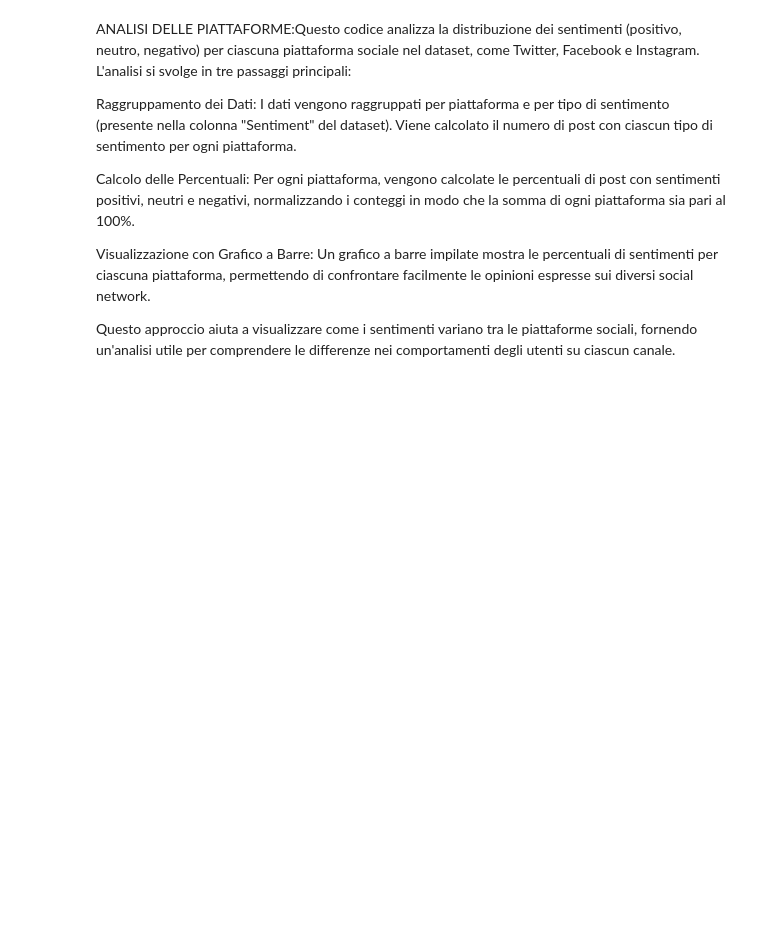
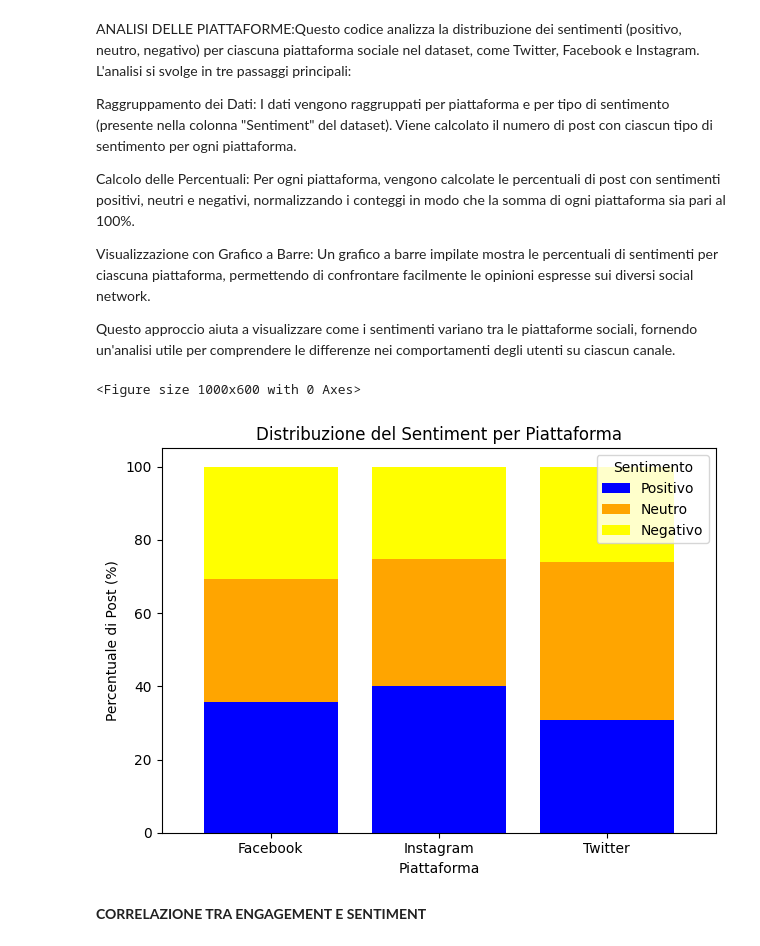
Before and after one commit to PaoVale/FIA, a Jupyter notebook: mercoledi.ipynb, the cells around one changed output. Cells and saved outputs as stored; diff of their text form; code cells hidden in the pictures; blank space fills up the shorter version.

```diff
--- a/mercoledi.ipynb
+++ b/mercoledi.ipynb
@@ -407,28 +372,27 @@ Questo approccio aiuta a visualizzare come i sentimenti variano tra le piattafor
 # %%
 import matplotlib.pyplot as plt
 import pandas as pd
 import seaborn as sns
 
-# Supponiamo che tu abbia un DataFrame con i post, i sentimenti predetti e le piattaforme
-# filtered_data_cleaned è il DataFrame originale contenente il testo e le piattaforme
-# Le predizioni di sentiment sono state fatte dal modello RandomForest (ad esempio, y_pred)
-
-# Aggiungiamo le predizioni di sentiment al DataFrame
-filtered_data_cleaned['Sentiment_Predicted'] = y_pred  # y_pred è il risultato del modello
-
 # 1. Calcolare la distribuzione dei sentimenti per ciascuna piattaforma
-sentiment_distribution = filtered_data_cleaned.groupby(['Piattaforma', 'Sentiment_Predicted']).size().unstack(fill_value=0)
+# Raggruppiamo i dati in base alla piattaforma e al sentiment
+sentiment_distribution = filtered_data_cleaned.groupby(['Platform', 'Sentiment']).size().unstack(fill_value=0)
 
 # 2. Calcolare la percentuale per ciascun sentiment per piattaforma
 sentiment_percentage = sentiment_distribution.div(sentiment_distribution.sum(axis=1), axis=0) * 100
 
 # 3. Visualizzare la distribuzione con un grafico a barre
 plt.figure(figsize=(10, 6))
-sentiment_percentage.plot(kind='bar', stacked=True, color=['green', 'gray', 'red'], width=0.8)
+sentiment_percentage.plot(kind='bar', stacked=True, color=['blue', 'orange', 'yellow'], width=0.8)
 plt.title('Distribuzione del Sentiment per Piattaforma')
 plt.xlabel('Piattaforma')
 plt.ylabel('Percentuale di Post (%)')
 plt.xticks(rotation=0)
 plt.legend(title='Sentimento', labels=['Positivo', 'Neutro', 'Negativo'])
 plt.tight_layout()
 plt.show()
+# %% [output]
+<Figure size 1000x600 with 0 Axes>
+[figure, added]
+# %% [markdown]
+**CORRELAZIONE TRA ENGAGEMENT E SENTIMENT**
```
Also changed, not shown: parts of 2 cells of this notebook.
